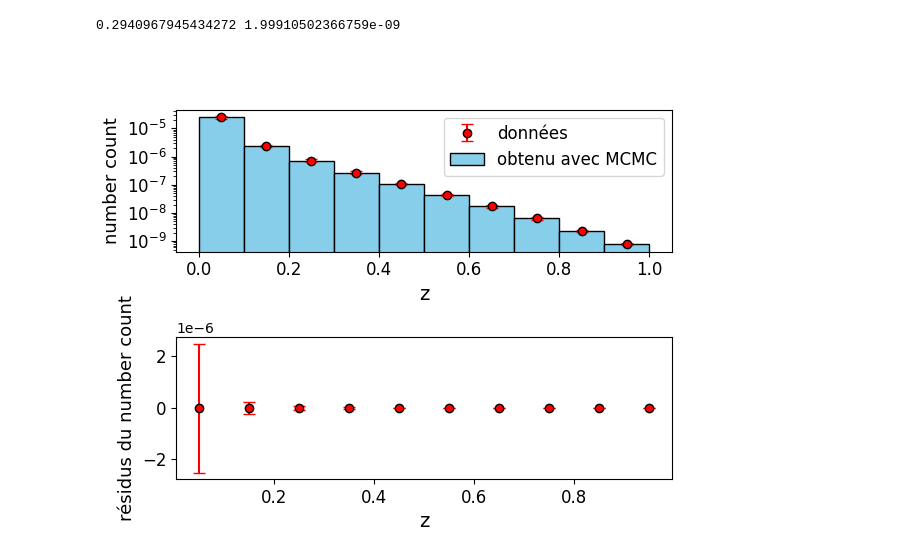
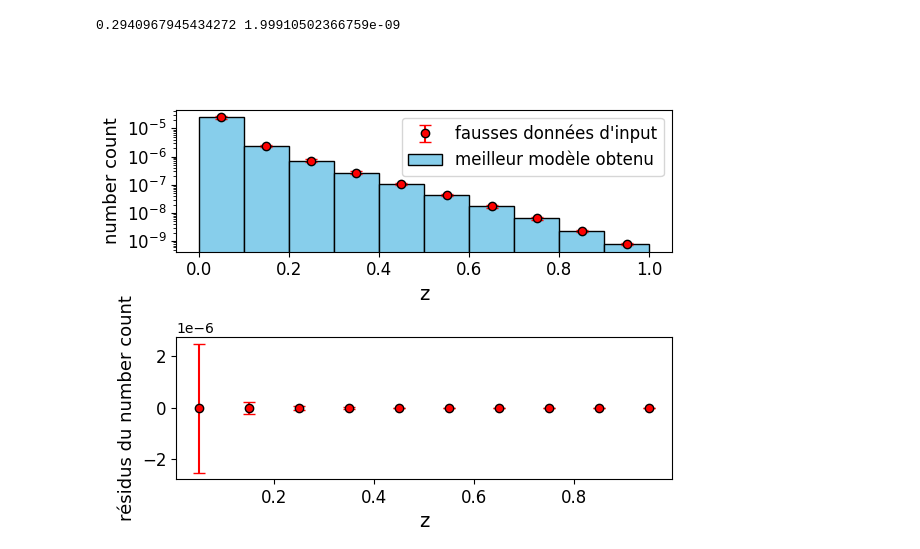
Before and after one commit to Thomas054/My_hmf, a Jupyter notebook: Read_data.ipynb, the cells around one changed output. Cells and saved outputs as stored; diff of their text form; code cells hidden in the pictures.

```diff
--- a/Read_data.ipynb
+++ b/Read_data.ipynb
@@ -212,29 +212,29 @@ approximate_number_count = s.get_approximate_number_count(prefix)
 # %%
 z_for_data = s.z + 0.05
 
 
 fig = plt.figure()
 
 plt.subplot(2,1,1)
-plt.errorbar(z_for_data, s.data, yerr=s.std, capsize=4, fmt='o', markerfacecolor = 'red', markeredgecolor='black', ecolor='red', label="données")
+plt.errorbar(z_for_data, s.data, yerr=s.std, capsize=4, fmt='o', markerfacecolor = 'red', markeredgecolor='black', ecolor='red', label="fausses données d'input")
 # plt.plot(s.z, approximate_number_count, 'x', color='red', markersize=10, label="computed")
-plt.bar(s.z, approximate_number_count, align = "edge", width = zmax/N_z, color='skyblue', edgecolor='black', label="obtenu avec MCMC")
+plt.bar(s.z, approximate_number_count, align = "edge", width = zmax/N_z, color='skyblue', edgecolor='black', label="meilleur modèle obtenu")
 plt.yscale("log")
 plt.xlabel("z", size=14)
 plt.ylabel("number count", size=13)
 plt.legend(fontsize=12)
 plt.xticks(fontsize=12)
 plt.yticks(fontsize=12)
 
 plt.subplot(2,1,2)
 plt.errorbar(z_for_data, s.data - approximate_number_count, yerr=s.std, capsize=4, fmt='o', markerfacecolor = 'red', markeredgecolor='black', ecolor='red',)
 plt.xlabel("z", size=14)
 plt.ylabel("résidus du number count", size=13)
 plt.xticks(fontsize=12)
 plt.yticks(fontsize=12)
 
 fig.subplots_adjust(hspace=0.6, wspace=0.2)
 
 plt.show()
 # %% [output]
-[figure, old version]
+[figure, new version]
```
Also changed, not shown: 3 other files.
